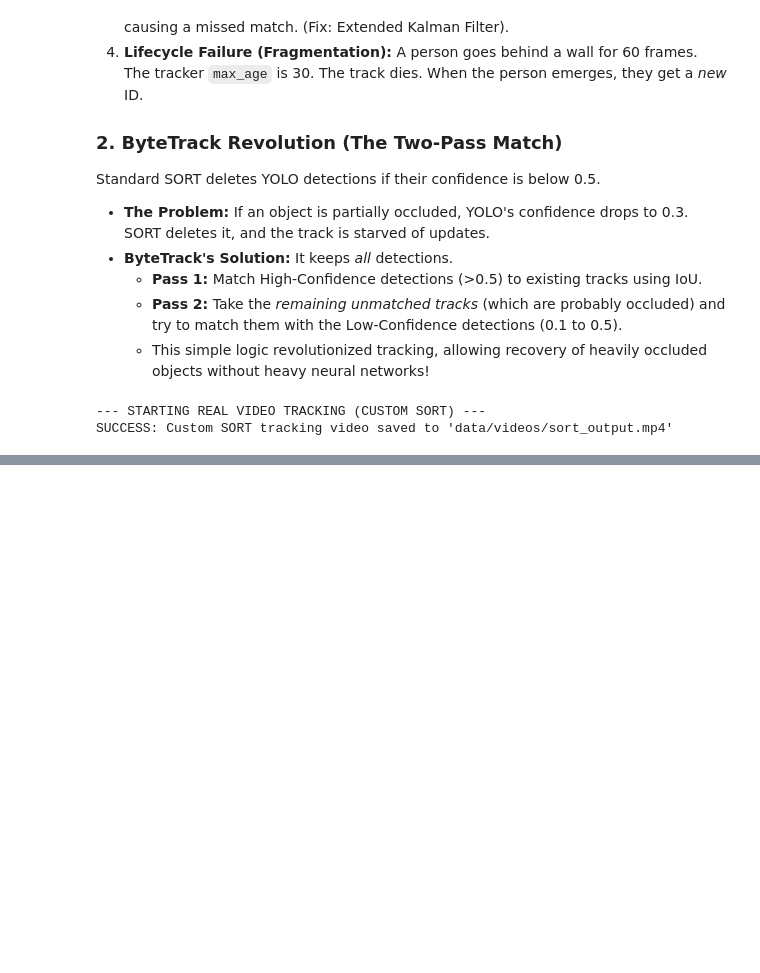
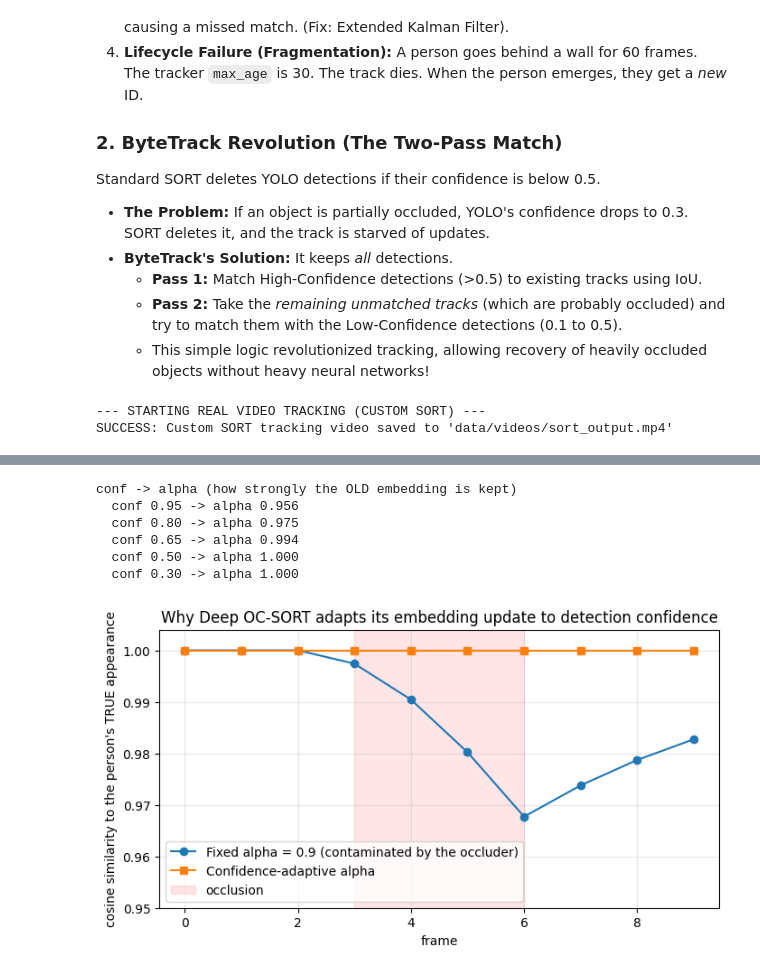
Before and after one commit to AliFazelniya/computer_vision_oly, a Jupyter notebook: object_tracking/sheet.ipynb, the cells around one changed output, grey strips where cells are left out. Cells and saved outputs as stored; diff of their text form; code cells hidden in the pictures; blank space fills up the shorter version.

```diff
--- a/object_tracking/sheet.ipynb
+++ b/object_tracking/sheet.ipynb
@@ -412,0 +723,19 @@ When evaluating on MOTChallenge, if your tracker fails, ask these 4 questions:
+# %%
+# Run all six trackers on the same clip and compare proxy statistics + speed
+rows = []
+for name, cfg in TRACKER_CONFIGS.items():
+    ids, secs = run_tracker(cfg, max_frames=150)
+    stats = summarize_ids(ids)
+    stats.update(tracker=name, fps=round(len(ids) / secs, 1))
+    rows.append(stats)
+    print(f"{name:<13} done: {len(ids)} frames in {secs:.1f}s")
+
+df_compare = pd.DataFrame(rows).set_index("tracker")
+display(df_compare)
+
+fig, axes = plt.subplots(1, 3, figsize=(16, 4))
+df_compare["unique_ids"].plot.bar(ax=axes[0], title="Unique IDs (lower ≈ less fragmentation)", color="tab:orange")
+df_compare["median_track_len"].plot.bar(ax=axes[1], title="Median track length (higher is better)", color="tab:green")
+df_compare["fps"].plot.bar(ax=axes[2], title="End-to-end FPS (detector + tracker)", color="tab:blue")
+for ax in axes: ax.tick_params(axis="x", rotation=30)
+plt.tight_layout(); plt.show()
@@ -412,0 +1266,45 @@ When evaluating on MOTChallenge, if your tracker fails, ask these 4 questions:
+# %%
+# ── CONCEPT DEMO: Dynamic appearance EMA ────────────────────────────────────────────────────
+def dynamic_alpha(det_conf, det_thresh=0.6, alpha_fixed=0.95):
+    trust = np.clip((det_conf - det_thresh) / (1.0 - det_thresh), 0.0, 1.0)     # 1 = fully trusted detection
+    return alpha_fixed + (1.0 - alpha_fixed) * (1.0 - trust)
+
+def ema_update(track_emb, det_emb, alpha):
+    e = alpha * track_emb + (1.0 - alpha) * det_emb
+    return e / np.linalg.norm(e)
+
+rng = np.random.default_rng(7)
+true_emb = rng.normal(size=64); true_emb /= np.linalg.norm(true_emb)             # what this person REALLY looks like
+occluder = rng.normal(size=64); occluder /= np.linalg.norm(occluder)             # the thing standing in front of them
+
+print("conf -> alpha (how strongly the OLD embedding is kept)")
+for c in (0.95, 0.8, 0.65, 0.5, 0.3):
+    print(f"  conf {c:.2f} -> alpha {dynamic_alpha(c):.3f}")
+
+# A run of 10 frames: the person is occluded in frames 3-6 -> detections are low-confidence AND contaminated
+frames_conf  = [0.95, 0.93, 0.9, 0.45, 0.4, 0.4, 0.45, 0.9, 0.93, 0.95]
+frames_embed = [true_emb if not (3 <= i <= 6) else (0.5 * true_emb + 0.5 * occluder) for i in range(10)]
+frames_embed = [e / np.linalg.norm(e) for e in frames_embed]
+
+fixed_track, dyn_track = true_emb.copy(), true_emb.copy()
+hist_fixed, hist_dyn = [], []
+for conf, e in zip(frames_conf, frames_embed):
+    fixed_track = ema_update(fixed_track, e, alpha=0.9)                     # naive: constant EMA
+    dyn_track   = ema_update(dyn_track,  e, alpha=dynamic_alpha(conf, alpha_fixed=0.9))   # same base alpha, confidence-adaptive
+    hist_fixed.append(fixed_track @ true_emb); hist_dyn.append(dyn_track @ true_emb)
+
+plt.figure(figsize=(8, 4))
+plt.plot(hist_fixed, "o-", label="Fixed alpha = 0.9 (contaminated by the occluder)")
+plt.plot(hist_dyn,   "s-", label="Confidence-adaptive alpha")
+plt.axvspan(3, 6, color="red", alpha=0.1, label="occlusion")
+plt.ylim(0.95, 1.004); plt.xlabel("frame"); plt.ylabel("cosine similarity to the person's TRUE appearance")
+plt.title("Why Deep OC-SORT adapts its embedding update to detection confidence")   # trade-off: it also adapts slowly to REAL appearance change
+plt.legend(loc="lower left"); plt.grid(alpha=.3); plt.show()
+# %% [output]
+conf -> alpha (how strongly the OLD embedding is kept)
+  conf 0.95 -> alpha 0.956
+  conf 0.80 -> alpha 0.975
+  conf 0.65 -> alpha 0.994
+  conf 0.50 -> alpha 1.000
+  conf 0.30 -> alpha 1.000
+[figure, added]
```
Also changed, not shown: parts of 61 cells of this notebook, 20 other files.
